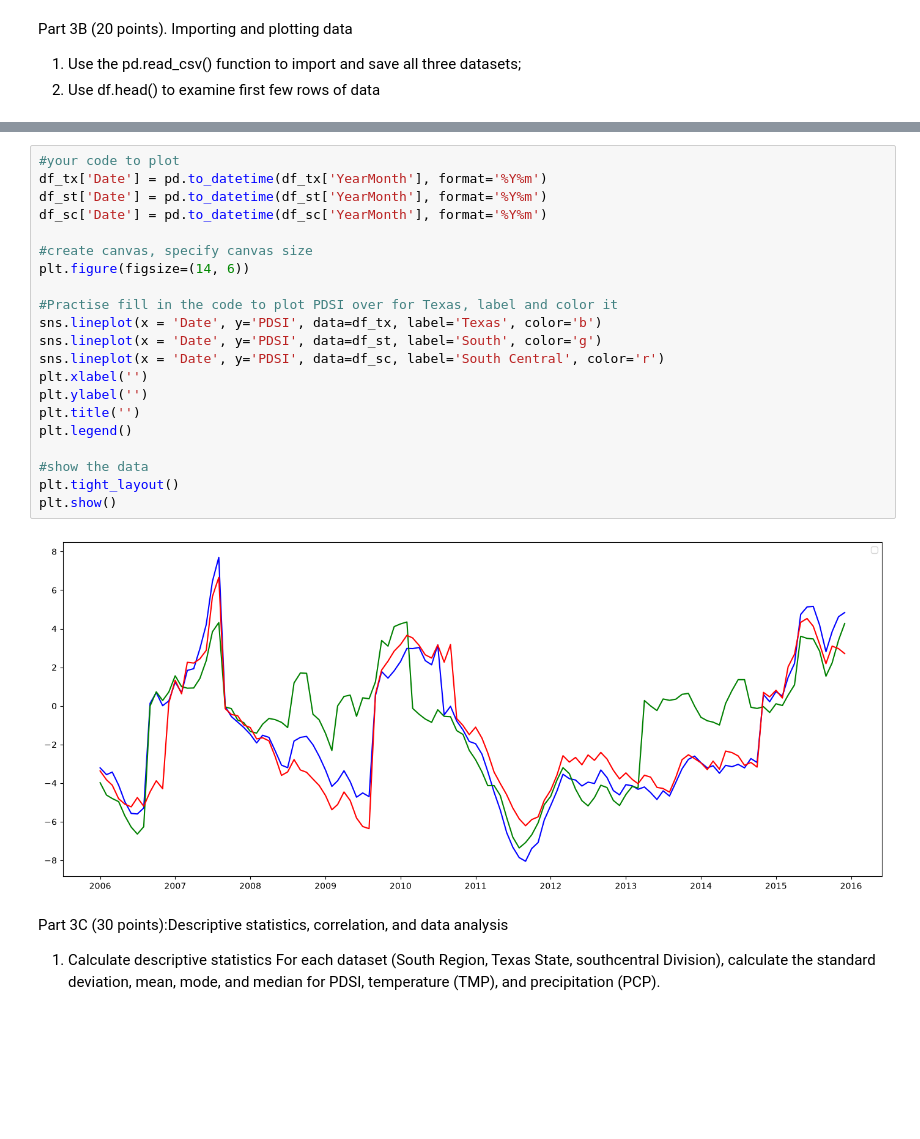
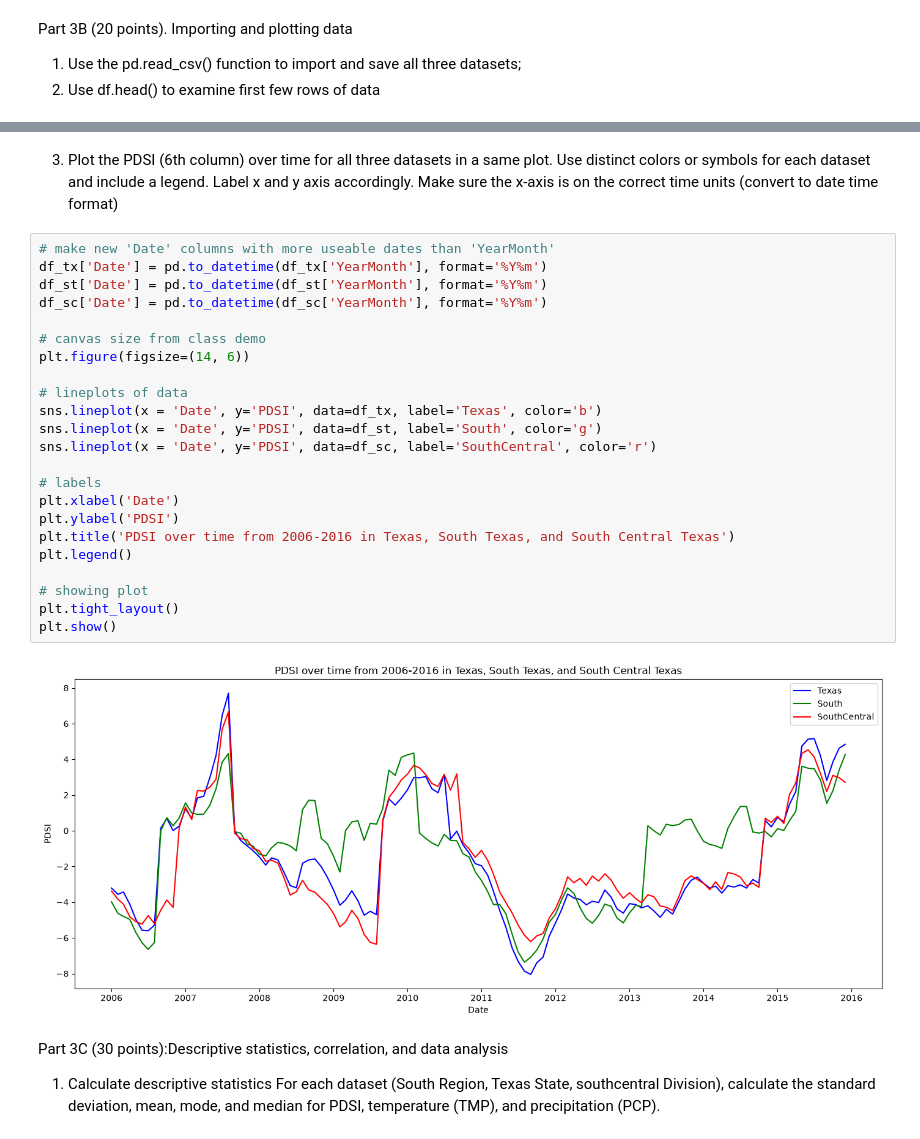
Before and after one commit to MicroTeaspoon/OCNG470, a Jupyter notebook: Lab3/Lab 3_assignment_python-1.ipynb, the cells around one changed output, grey strips where cells are left out. Saved outputs shown, nothing was run; the diff lists cells and outputs as text; blank space fills up the shorter version.

```diff
--- a/Lab3/Lab 3_assignment_python-1.ipynb
+++ b/Lab3/Lab 3_assignment_python-1.ipynb
@@ -81,26 +92,30 @@ df_tx.head(10)
+# %% [markdown]
+3. Plot the PDSI (6th column) over time for all three datasets in a same plot. Use distinct colors or symbols for each dataset and include a legend. Label x and y axis accordingly. Make sure the x-axis is on the correct time units (convert to date time format)
 # %%
-#your code to plot
+# make new 'Date' columns with more useable dates than 'YearMonth'
 df_tx['Date'] = pd.to_datetime(df_tx['YearMonth'], format='%Y%m')
 df_st['Date'] = pd.to_datetime(df_st['YearMonth'], format='%Y%m')
 df_sc['Date'] = pd.to_datetime(df_sc['YearMonth'], format='%Y%m')
 
-#create canvas, specify canvas size
+# canvas size from class demo
 plt.figure(figsize=(14, 6))
 
-#Practise fill in the code to plot PDSI over for Texas, label and color it
+# lineplots of data
 sns.lineplot(x = 'Date', y='PDSI', data=df_tx, label='Texas', color='b')
 sns.lineplot(x = 'Date', y='PDSI', data=df_st, label='South', color='g')
-sns.lineplot(x = 'Date', y='PDSI', data=df_sc, label='South Central', color='r')
-plt.xlabel('')
-plt.ylabel('')
-plt.title('')
+sns.lineplot(x = 'Date', y='PDSI', data=df_sc, label='SouthCentral', color='r')
+
+# labels
+plt.xlabel('Date')
+plt.ylabel('PDSI')
+plt.title('PDSI over time from 2006-2016 in Texas, South Texas, and South Central Texas')
 plt.legend()
 
-#show the data
+# showing plot
 plt.tight_layout()
 plt.show()
 # %% [output]
-[figure, old version]
+[figure, new version]
 # %% [markdown]
 Part 3C (30 points):Descriptive statistics, correlation, and data analysis
 1. Calculate descriptive statistics
```
Also changed, not shown: parts of 18 cells of this notebook, 1 other file.
